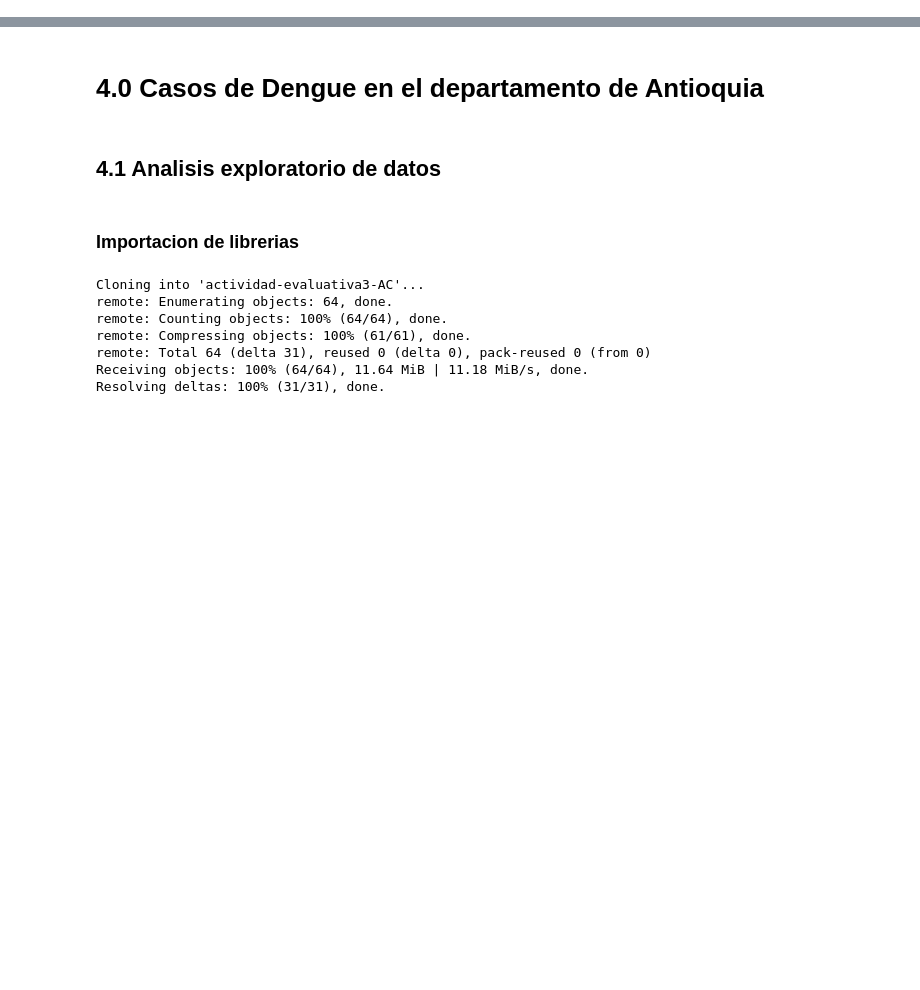
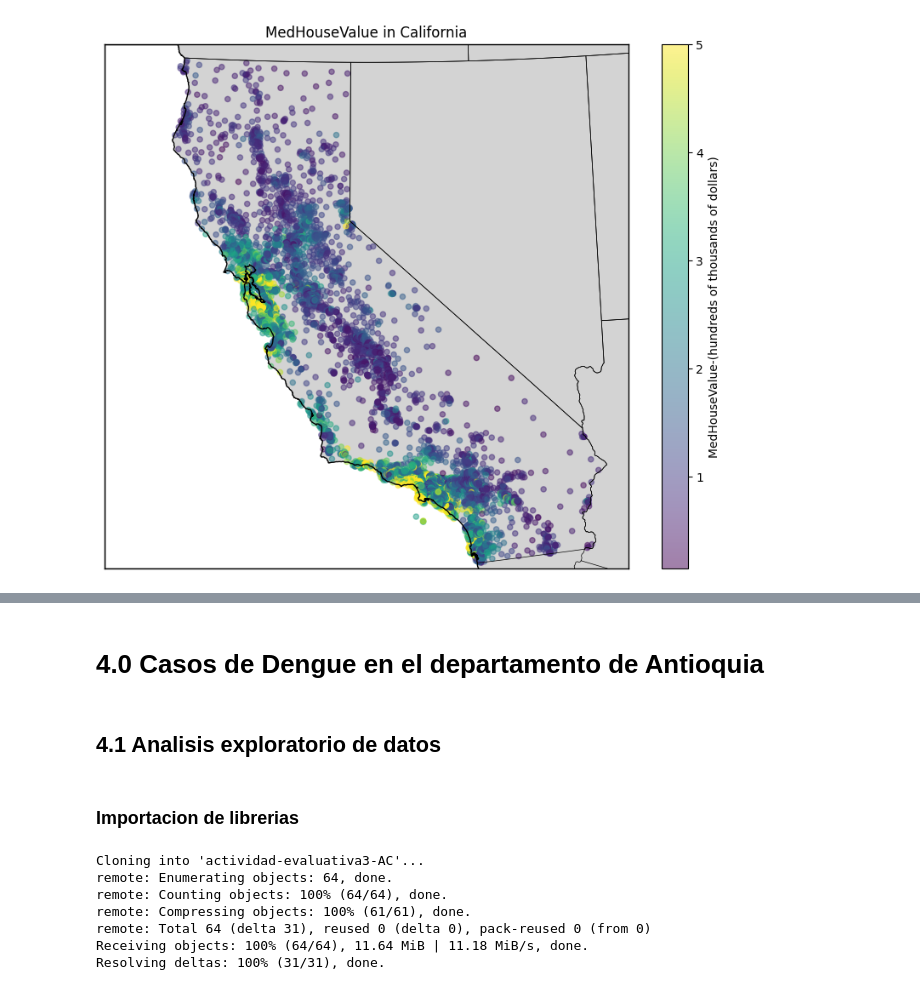
Before and after one commit to MarioSolano98/actividad-evaluativa3-AC, a Jupyter notebook: actividad_evaluativa3.ipynb, the cells around one changed output, grey strips where cells are left out. Saved outputs shown, nothing was run; the diff lists cells and outputs as text; code cells hidden in the pictures; blank space fills up the shorter version.

```diff
--- a/actividad_evaluativa3.ipynb
+++ b/actividad_evaluativa3.ipynb
@@ -2,0 +160,26 @@
+# %%
+# Observar las ubicacoines de las casas por latitud y longitud segun el previo de venta promedio
+# Crear la figura y el mapa base
+fig = plt.figure(figsize=(10, 8))
+m = Basemap(projection='lcc', resolution='h',
+            width=1.1E6, height=1.1E6,
+            lat_0=37.4, lon_0=-119.6,
+            area_thresh=10000.)
+
+m.drawcoastlines()
+m.drawstates()
+m.drawcountries()
+m.fillcontinents(color='lightgray')
+m.drawmapboundary()
+
+# Convertir los datos de latitud y longitud a coordenadas de proyección
+x, y = m(ch_data['Longitude'], ch_data['Latitude'])
+
+# Crear el scatter plot
+m.scatter(x, y, s=20, c=ch_target['MedHouseValue'], cmap='viridis', marker='o', alpha=0.5)
+plt.colorbar(label='MedHouseValue-(hundreds of thousands of dollars)')
+
+plt.title('MedHouseValue in California')
+plt.show()
+# %% [output]
+[figure, added]
```
Also changed, not shown: parts of 29 cells of this notebook.
